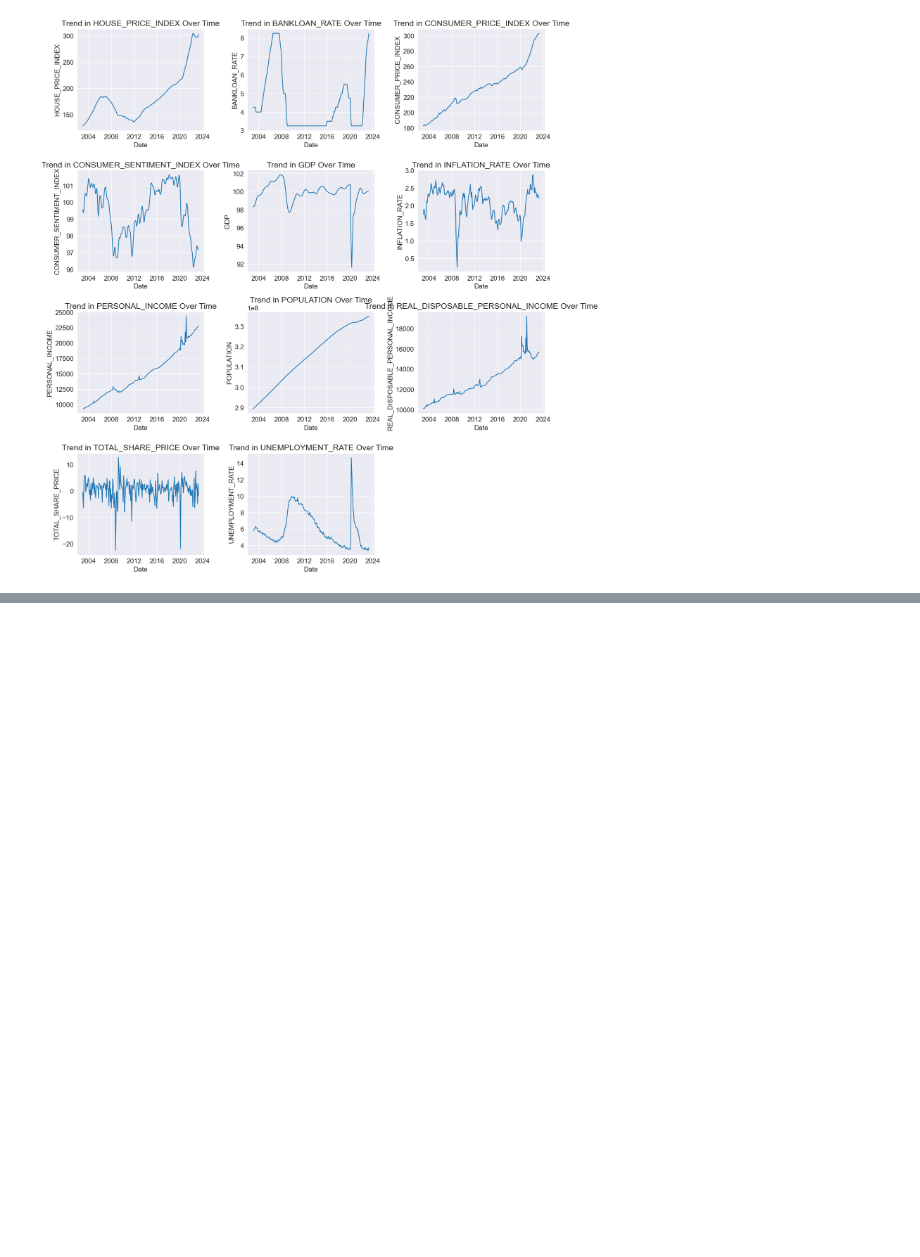
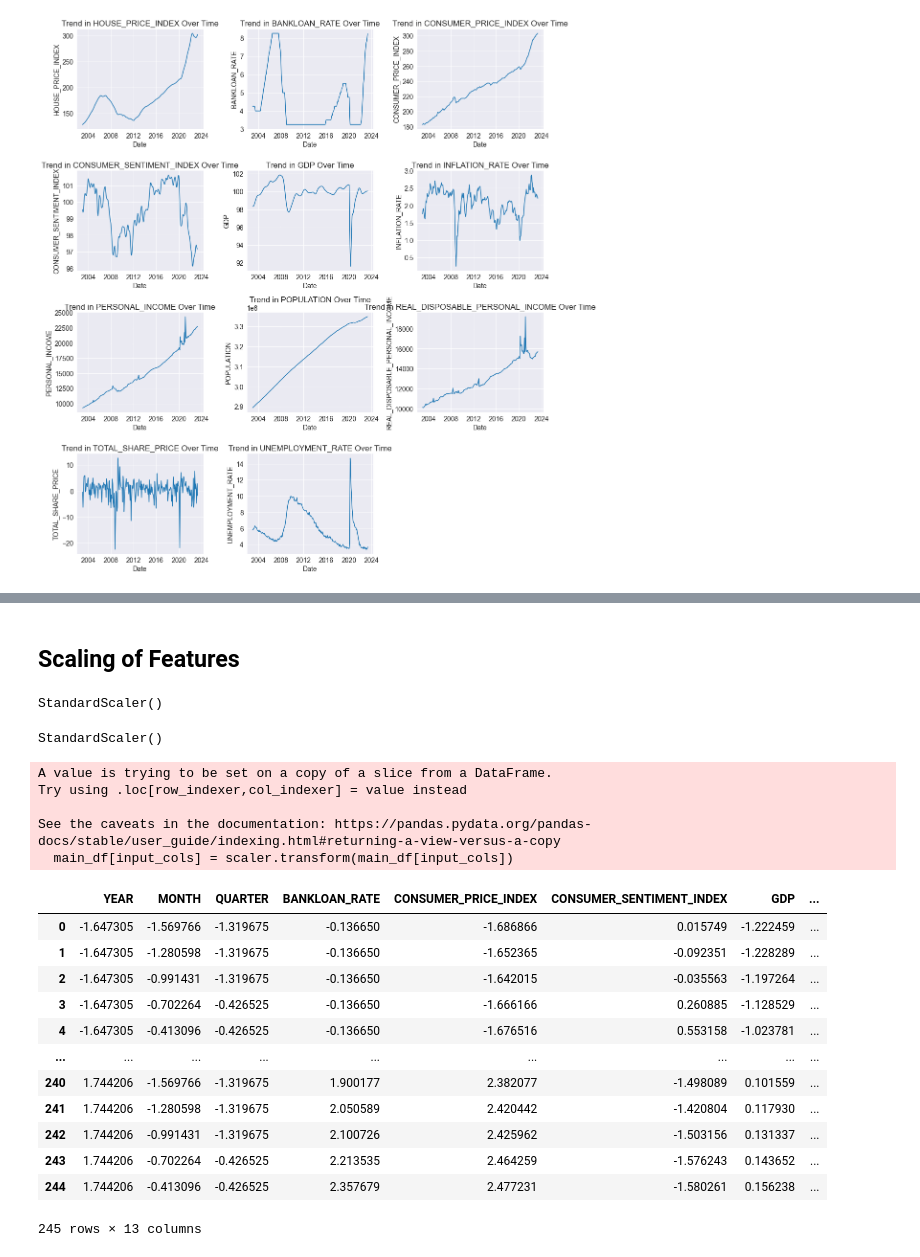
Before and after one commit to rbhattar07/HPI, a Jupyter notebook: main.ipynb, the cells around one changed output, grey strips where cells are left out. Saved outputs shown, nothing was run; the diff lists cells and outputs as text; code cells hidden in the pictures; blank space fills up the shorter version.

```diff
--- a/main.ipynb
+++ b/main.ipynb
@@ -226,0 +255,2 @@ sns.pairplot(main_df);
+# %%
+main_df.drop(columns='DATE', inplace=True)
@@ -228,0 +280,10 @@ main_df.column
+# %%
+input_cols = [
+    'YEAR', 'MONTH', 'QUARTER',
+    'BANKLOAN_RATE', 'CONSUMER_PRICE_INDEX', 'CONSUMER_SENTIMENT_INDEX',
+    'GDP', 'INFLATION_RATE', 'PERSONAL_INCOME', 'POPULATION',
+    'REAL_DISPOSABLE_PERSONAL_INCOME', 'TOTAL_SHARE_PRICE',
+    'UNEMPLOYMENT_RATE'
+    ]
+
+target_col = 'HOUSE_PRICE_INDEX'
@@ -228,0 +299,33 @@ main_df.column
+# %% [markdown]
+## Scaling of Features
+# %%
+scaler = StandardScaler()
+scaler
+# %% [output]
+StandardScaler()
+# %%
+scaler.fit(main_df[input_cols])
+# %% [output]
+StandardScaler()
+# %%
+main_df[input_cols] = scaler.transform(main_df[input_cols])
+main_df[input_cols]
+# %% [output]
+A value is trying to be set on a copy of a slice from a DataFrame.
+Try using .loc[row_indexer,col_indexer] = value instead
+
+See the caveats in the documentation: https://pandas.pydata.org/pandas-docs/stable/user_guide/indexing.html#returning-a-view-versus-a-copy
+  main_df[input_cols] = scaler.transform(main_df[input_cols])
+|  | YEAR | MONTH | QUARTER | BANKLOAN_RATE | CONSUMER_PRICE_INDEX | CONSUMER_SENTIMENT_INDEX | GDP | ... |
+| 0 | -1.647305 | -1.569766 | -1.319675 | -0.136650 | -1.686866 | 0.015749 | -1.222459 | ... |
+| 1 | -1.647305 | -1.280598 | -1.319675 | -0.136650 | -1.652365 | -0.092351 | -1.228289 | ... |
+| 2 | -1.647305 | -0.991431 | -1.319675 | -0.136650 | -1.642015 | -0.035563 | -1.197264 | ... |
+| 3 | -1.647305 | -0.702264 | -0.426525 | -0.136650 | -1.666166 | 0.260885 | -1.128529 | ... |
+| 4 | -1.647305 | -0.413096 | -0.426525 | -0.136650 | -1.676516 | 0.553158 | -1.023781 | ... |
+| ... | ... | ... | ... | ... | ... | ... | ... | ... |
+| 240 | 1.744206 | -1.569766 | -1.319675 | 1.900177 | 2.382077 | -1.498089 | 0.101559 | ... |
+| 241 | 1.744206 | -1.280598 | -1.319675 | 2.050589 | 2.420442 | -1.420804 | 0.117930 | ... |
+| 242 | 1.744206 | -0.991431 | -1.319675 | 2.100726 | 2.425962 | -1.503156 | 0.131337 | ... |
+| 243 | 1.744206 | -0.702264 | -0.426525 | 2.213535 | 2.464259 | -1.576243 | 0.143652 | ... |
+| 244 | 1.744206 | -0.413096 | -0.426525 | 2.357679 | 2.477231 | -1.580261 | 0.156238 | ... |
+245 rows × 13 columns
```
Also changed, not shown: parts of 26 cells of this notebook.
